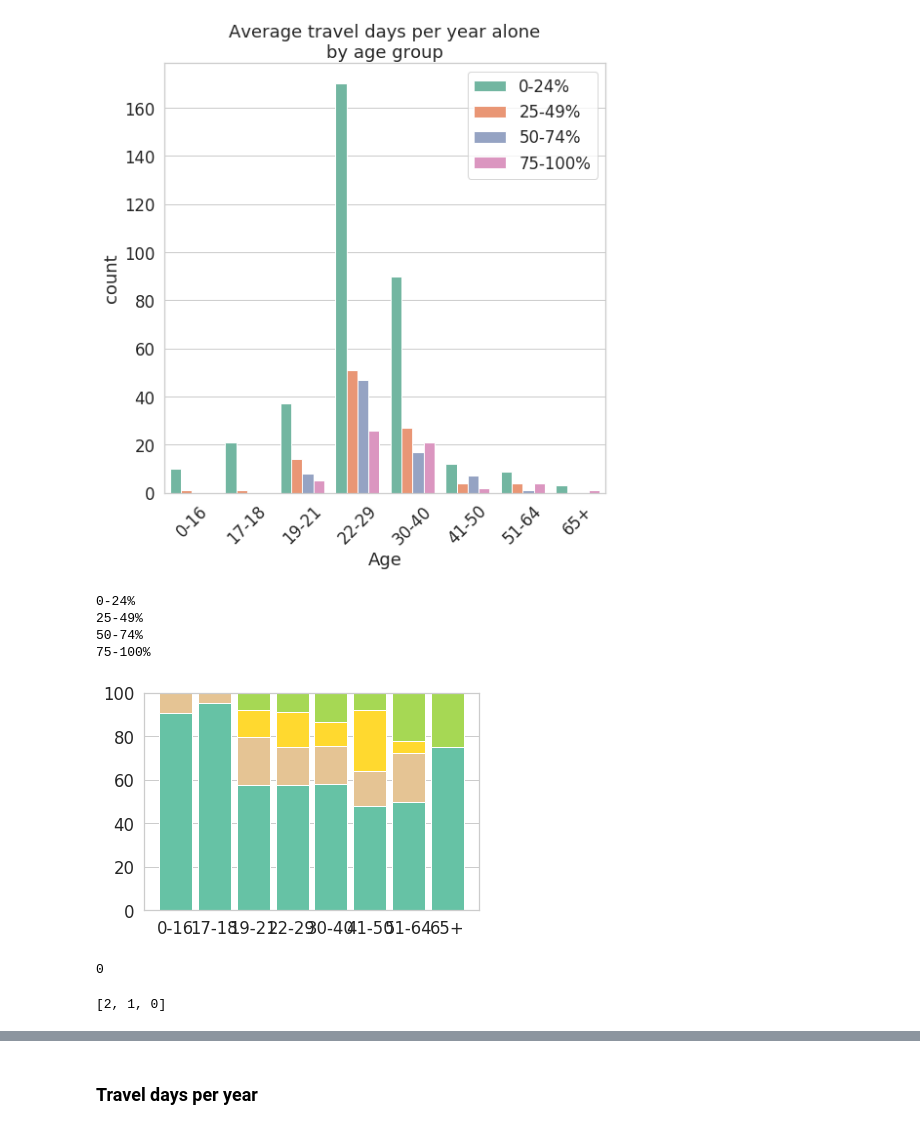
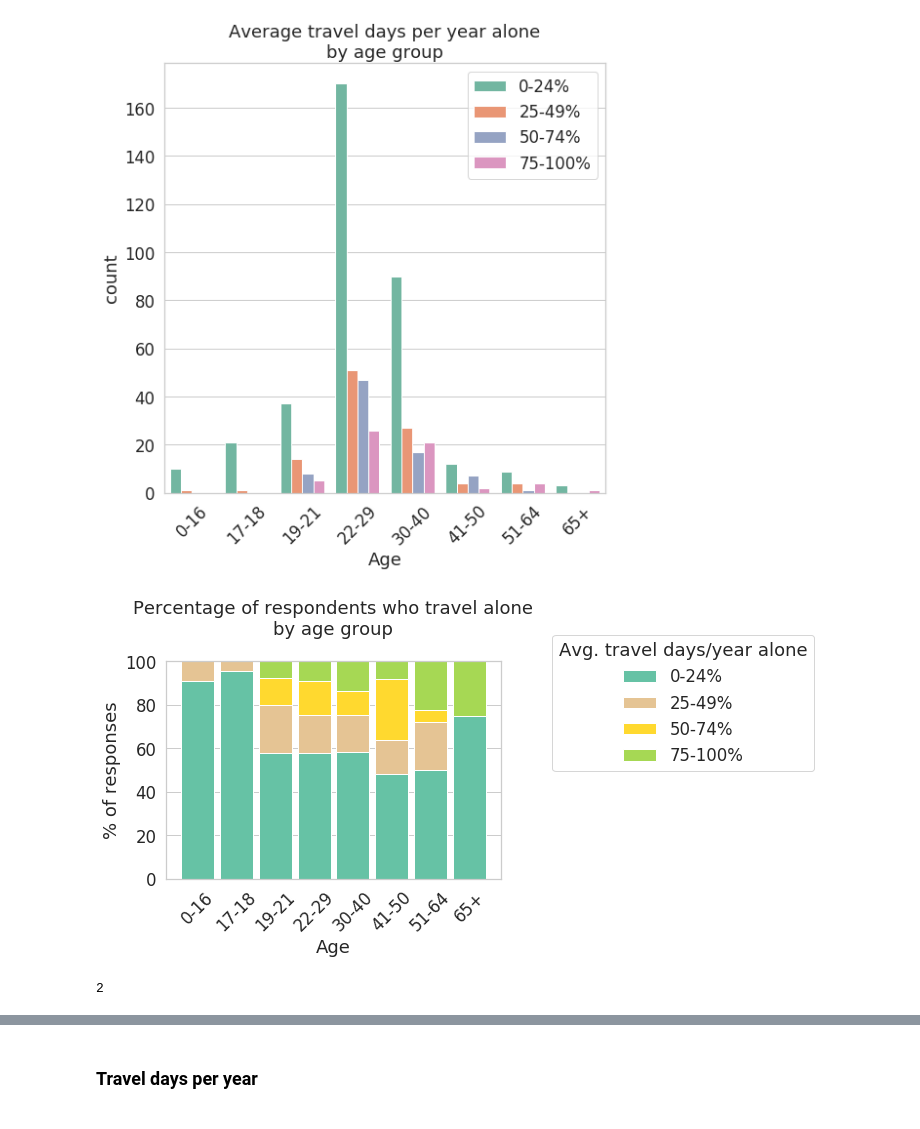
Before and after one commit to kairstenfay/data-viz, a Jupyter notebook: r-travel-data-battle.ipynb, the cells around one changed output, grey strips where cells are left out. Saved outputs shown, nothing was run; the diff lists cells and outputs as text; code cells hidden in the pictures.

```diff
--- a/r-travel-data-battle.ipynb
+++ b/r-travel-data-battle.ipynb
@@ -181,5 +235,6 @@ def t_test(a, b, numerical_column):
 # %%
-df = pd.read_csv('/Users/kairstenfay/Downloads/survey responses - Form responses 1.csv')
+path_to_csv = r'https://docs.google.com/spreadsheets/d/1vEjRzzTXQFH2XMD_RbJDJ8rPXX12Pwo7UtSRol8xO4Y/export?format=csv'
+df = pd.read_csv(path_to_csv)
 
 df = df.rename(columns={'To avoid bot responses from being included, please select "Rome" from the drop-down list':
                         'bot_check1',
@@ -338,19 +393,7 @@ histogram(df, 'Age', hue='Avg. travel days/year alone',
 [figure]
 [figure]
 # %%
-stacked_barchart(df, 'Age', 'Avg. travel days/year alone')
+stacked_barchart(df, 'Age', 'Avg. travel days/year alone',
+                 'Percentage of respondents who travel alone\nby age group\n')
 # %% [output]
-0-24%
-25-49%
-50-74%
-75-100%
-[figure, old version]
+[figure, new version]
-# %%
-len(sns.color_palette("Set2")[-1:0])
-# %% [output]
-0
-# %%
-test = [0, 1, 2]
-test[::-1]
-# %% [output]
-[2, 1, 0]
@@ -356,0 +429,4 @@ test[::-1]
+# %%
+num_rows
+# %% [output]
+2
```
Also changed, not shown: parts of 35 cells of this notebook.
